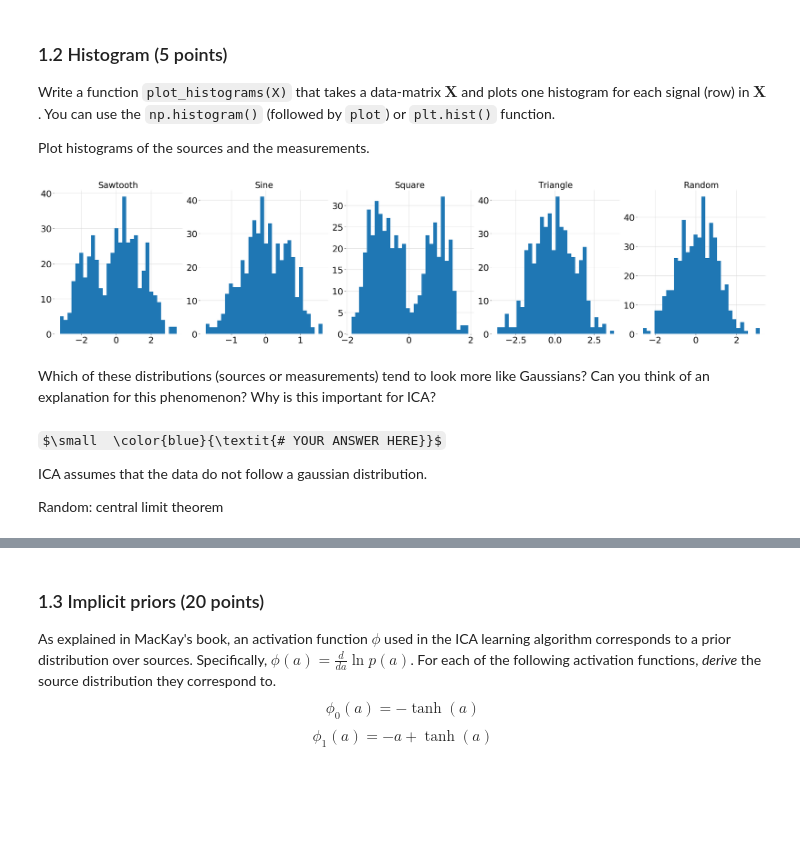
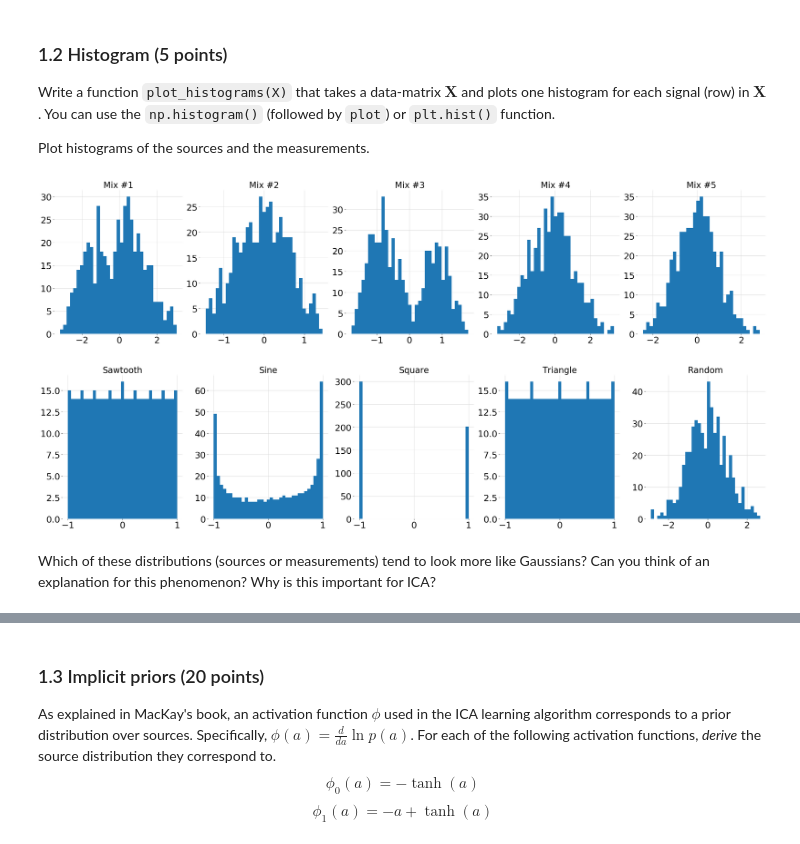
Before and after one commit to ioangatop/machine_learning_2, a Jupyter notebook: lab_1/lab1.ipynb, the cells around one changed output, grey strips where cells are left out. Drawn from its saved outputs; the diff is of its cells as text; code cells hidden in the pictures; some formulas as TeX source; blank space fills up the shorter version.

```diff
--- a/lab_1/lab1.ipynb
+++ b/lab_1/lab1.ipynb
@@ -116,30 +116,34 @@ Plot histograms of the sources and the measurements.
 # %%
 ### 1.2 Histogram
 # YOUR CODE HERE
-def plot_histograms(X, bins=30, dpi=100):
-    titles = ['Sawtooth', 'Sine', 'Square', 'Triangle', 'Random']
+def plot_histograms(X, data_type='Plots', bins=35, density=False, dpi=100):
+    titles = ['Sawtooth', 'Sine', 'Square', 'Triangle', 'Random'] if data_type=='Sources' else ['Mix #1', 'Mix #2', 'Mix #3', 'Mix #4', 'Mix #5']
     fig, ax = plt.subplots(nrows=1, ncols=X.shape[0], figsize=(30, 7), dpi=dpi)
     for i in range(len(ax)):
-        ax[i].hist(X[i, :], bins=bins)
+        data = X[i, :]
+        if density:
+            count, bins, ignored = ax[i].hist(data, bins=bins, density=True)
+            # plot a normal curve
+            mu, sigma = np.mean(data), np.std(data)
+            ax[i].plot(bins, 1/(sigma * np.sqrt(2 * np.pi)) *np.exp( - (bins - mu)**2 / (2 * sigma**2) ),
+                       linewidth=2, linestyle='-', color="r")
+        else:
+            ax[i].hist(data, bins=bins)
         # Visual addings
         ax[i].set_title(titles[i], fontsize=25)
         ax[i].tick_params(axis='both', which='major', labelsize=26)
         ax[i].spines["top"].set_visible(False)
         ax[i].spines["right"].set_visible(False)
         ax[i].spines["left"].set_visible(False)
         ax[i].spines["bottom"].set_visible(False)
         ax[i].grid(color='lightgrey', linestyle='-')
         ax[i].set_axisbelow(True)
         plt.tight_layout()
 
-plot_histograms(X)
+plot_histograms(X, data_type='X', density=False)
+plot_histograms(S, data_type='Sources')
 # %% [output]
-[figure, old version]
+[figure, new version]
+[figure, added]
 # %% [markdown]
 Which of these distributions (sources or measurements) tend to look more like Gaussians? Can you think of an explanation for this phenomenon? Why is this important for ICA?
-# %% [markdown]
-$\small  \color{blue}{\textit{# YOUR ANSWER HERE}}$
-
-ICA assumes that the data do not follow a gaussian distribution.
-
-Random: central limit theorem
```
Also changed, not shown: parts of 15 cells of this notebook.
